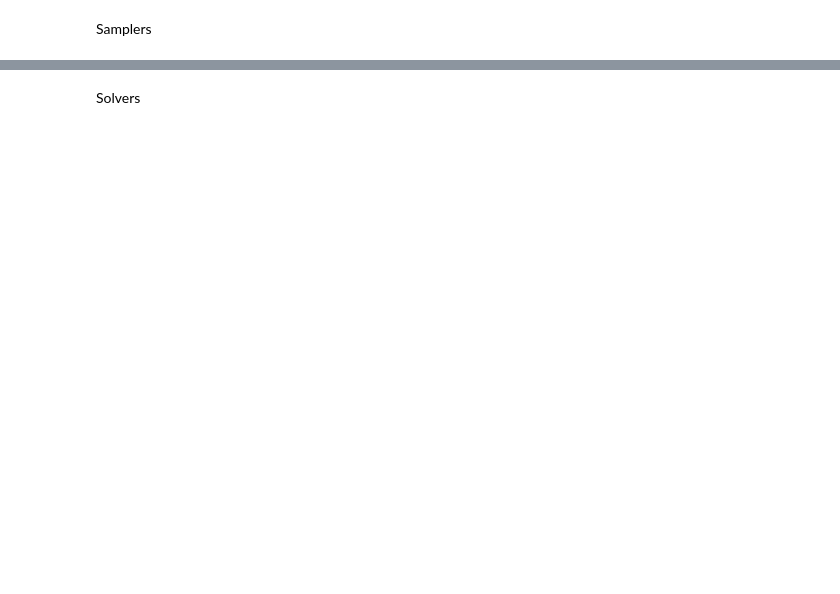
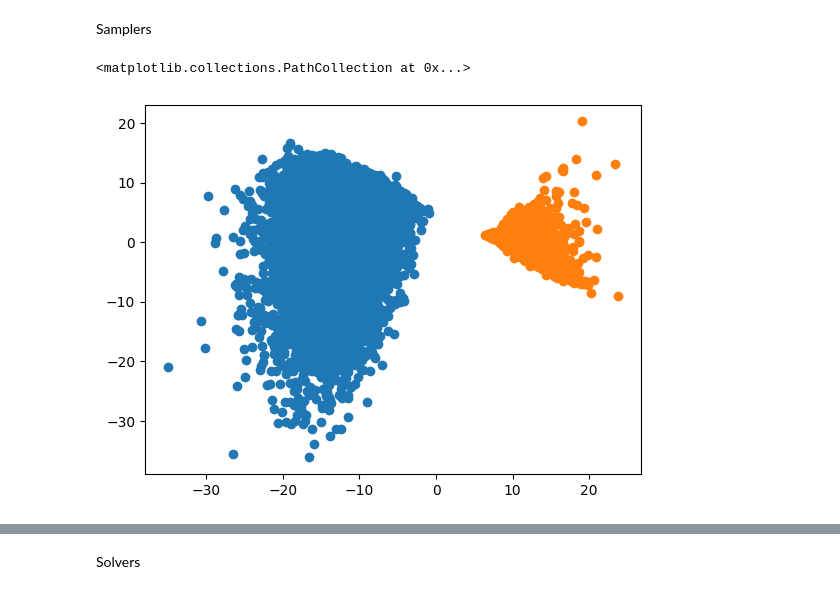
Before and after one commit to yy214/cluster-for-opt, a Jupyter notebook: clustering_for_opt.ipynb, the cells around one changed output, grey strips where cells are left out. Saved outputs shown, nothing was run; the diff lists cells and outputs as text; code cells hidden in the pictures; blank space fills up the shorter version.

```diff
--- a/clustering_for_opt.ipynb
+++ b/clustering_for_opt.ipynb
@@ -7,0 +34,22 @@ import torch.nn as nn
+# %%
+from torch.utils.data import TensorDataset
+
+def filter_classes_MNIST(dataset, classes_to_keep):
+
+    # Get data and targets
+    data = dataset.data.flatten(start_dim=1)
+    targets = dataset.targets
+
+    # Create mask
+    mask = (targets == classes_to_keep[0]) | (targets == classes_to_keep[1])
+
+    # Apply mask
+    filtered_data = (data[mask] / 255).float()
+
+    label_map = {classes_to_keep[0]: 0, classes_to_keep[1]: 1}
+    filtered_targets = torch.tensor([label_map[t.item()] for t in targets[mask]])
+
+    return TensorDataset(filtered_data, filtered_targets)
+# %%
+mnist_01_train = filter_classes_MNIST(trainset, [0,1])
+mnist_01_test = filter_classes_MNIST(testset, [0,1])
@@ -54 +120,10 @@ labels = torch.zeros(DATASET_SIZE)
+# %%
+compressed_labeled = dimension_reduction(labeled_data, alg="pca")
+mask_0 = (labels == 0)
+mask_1 = (labels == 1)
+plt.scatter(compressed_labeled[mask_0,0], compressed_labeled[mask_0,1])
+plt.scatter(compressed_labeled[mask_1,0], compressed_labeled[mask_1,1])
+# %% [output]
+<matplotlib.collections.PathCollection at 0x...>
+[figure, added]
 # %%
```
Also changed, not shown: parts of 52 cells of this notebook, 6 other files.
